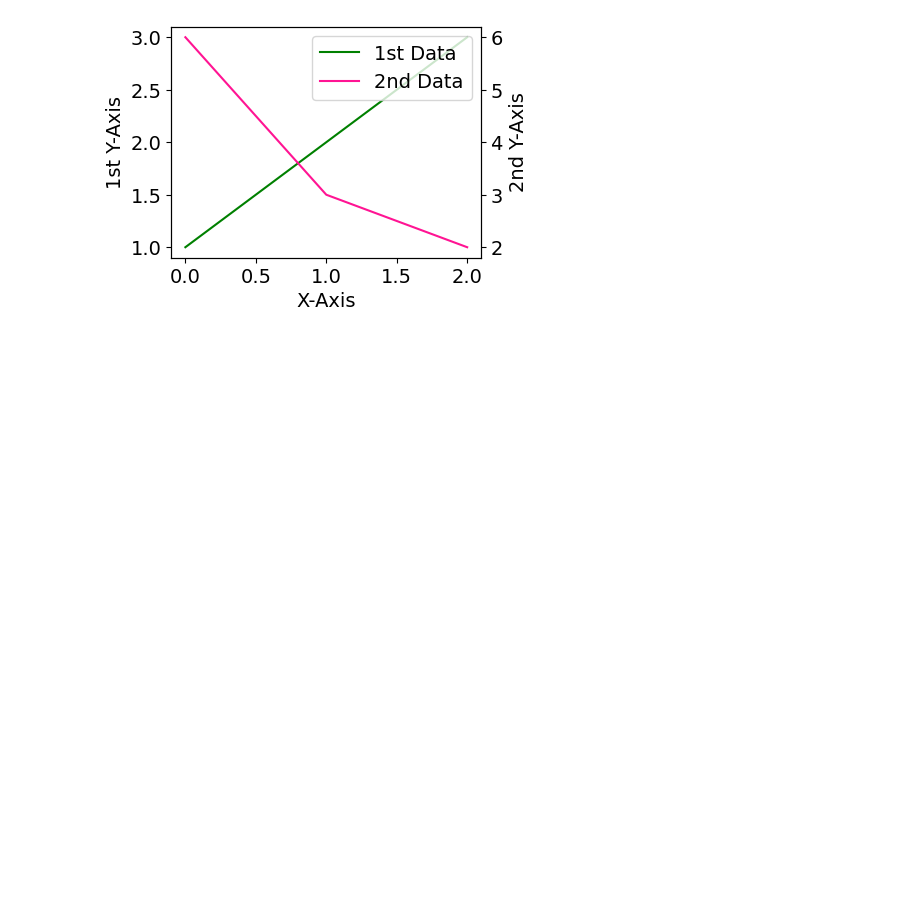
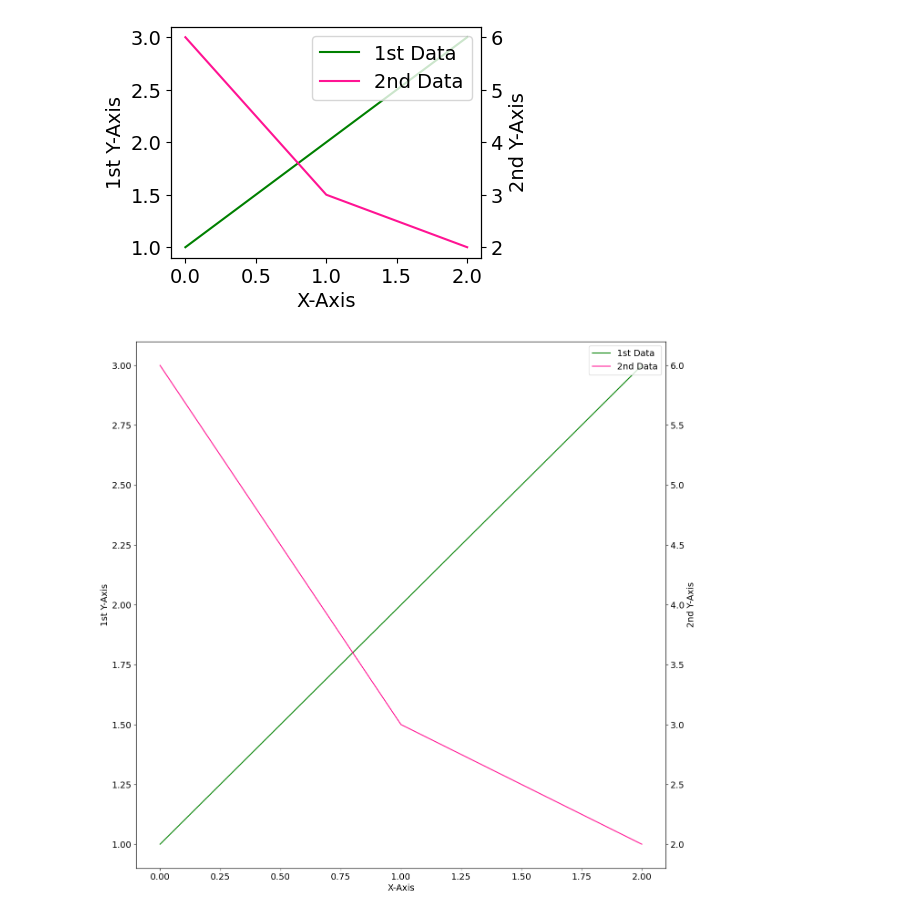
Before and after one commit to epata94/NewDataScience, a Jupyter notebook: 02_ETL/02_Visualization/06_2_축위치_조정하기_이중Y축.ipynb, the cells around one changed output. Cells and saved outputs as stored; diff of their text form; code cells hidden in the pictures; blank space fills up the shorter version.

```diff
--- a/02_ETL/02_Visualization/06_2_축위치_조정하기_이중Y축.ipynb
+++ b/02_ETL/02_Visualization/06_2_축위치_조정하기_이중Y축.ipynb
@@ -255,3 +258,31 @@ ax1.legend(lines, labels, loc='upper right')
 plt.show()
 # %% [output]
 [figure]
+# %%
+plt.style.use('default')
+plt.rcParams['figure.figsize'] = (4, 3)
+plt.rcParams['font.size'] = 14
+
+x = np.arange(0, 3)
+y1 = x + 1
+y2 = [6,3,2]
+
+fig, ax1 = plt.subplots()
+ax1.set_xlabel('X-Axis')
+ax1.set_ylabel('1st Y-Axis')
+line1 = ax1.plot(x, y1, color='green', label='1st Data')
+
+ax2 = ax1.twinx()
+ax2.set_ylabel('2nd Y-Axis')
+line2 = ax2.plot(x, y2, color='deeppink', label='2nd Data')
+
+lines = line1 + line2
+labels = [l.get_label() for l in lines]
+ax1.legend(lines, labels, loc='upper right')
+
+fig.set_figheight(15)
+fig.set_figwidth(15)
+
+plt.show()
+# %% [output]
+[figure, added]
```
Also changed, not shown: parts of 1 cell of this notebook, 18 other files.
